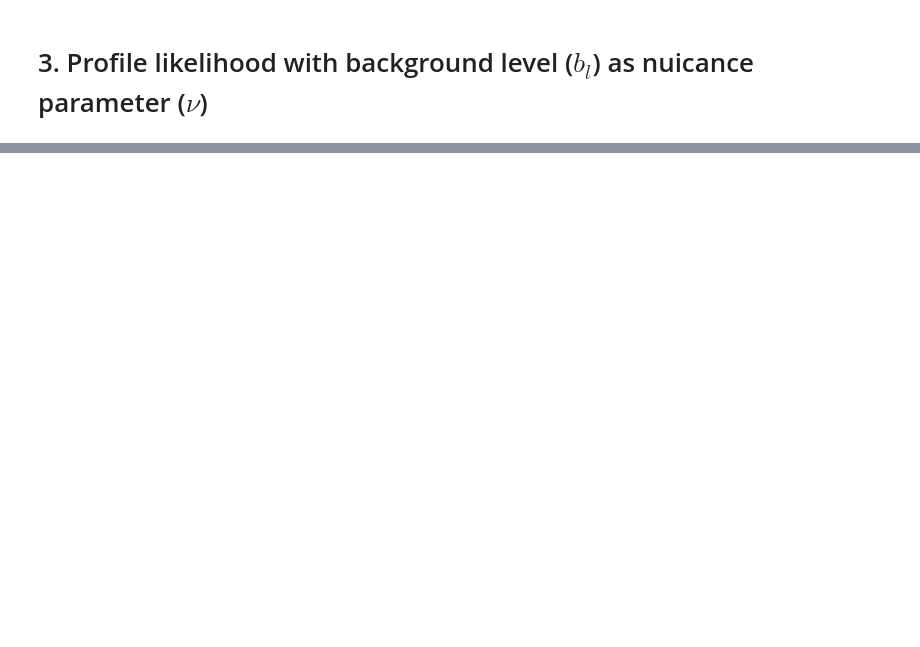
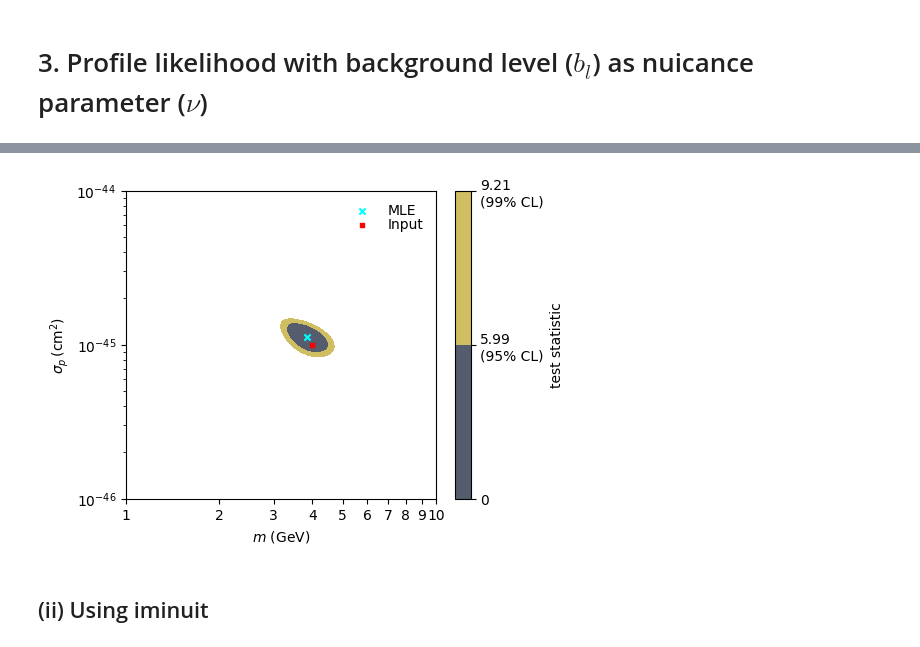
Before and after one commit to Manush19/MWlocalDM, a Jupyter notebook: Notebooks/Nuclear_recoil.ipynb, the cells around one changed output, grey strips where cells are left out. Saved outputs shown, nothing was run; the diff lists cells and outputs as text; code cells hidden in the pictures; blank space fills up the shorter version.

```diff
--- a/Notebooks/Nuclear_recoil.ipynb
+++ b/Notebooks/Nuclear_recoil.ipynb
@@ -369,0 +291,24 @@ ax.set_ylim(1e-48,1e-44)
+# %%
+fig,ax = plt.subplots(figsize=(5,4))
+
+tq = LL - np.min(LL)
+tq_levels = [0.,5.99,9.21]
+cf = ax.contourf(Mgrid, Sgrid, tq, levels=tq_levels, cmap='cividis', norm='linear')
+cb = fig.colorbar(cf, label='test statistic')
+
+indx = np.where(LL == np.min(LL))
+ax.scatter(Mgrid[indx], Sgrid[indx], c='cyan', marker='x', s = 20, label='MLE')
+ax.scatter(4., 1e-45, c='r', marker='s', s = 10, label='Input')
+ax.legend(frameon=False,labelspacing=0)
+
+ax.set_xscale('log')
+ax.set_yscale('log')
+ax.set_xticks([1,2,3,4,5,6,7,8,9,10], [1,2,3,4,5,6,7,8,9,10])
+cb.set_ticklabels(['0', '5.99\n(95% CL)', '9.21\n(99% CL)'])
+
+ax.set_xlabel('$m$ (GeV)')
+ax.set_ylabel('$\sigma_p \, (\mathrm{cm}^2)$');
+
+# plt.savefig('../Output/figures/nuclear/test_statistic_bl.png', bbox_inches = 'tight', dpi = 300)
+# %% [output]
+[figure, added]
@@ -369,0 +332,2 @@ ax.set_ylim(1e-48,1e-44)
+# %% [markdown]
+## (ii) Using iminuit
```
Also changed, not shown: parts of 32 cells of this notebook, 8 other files.
